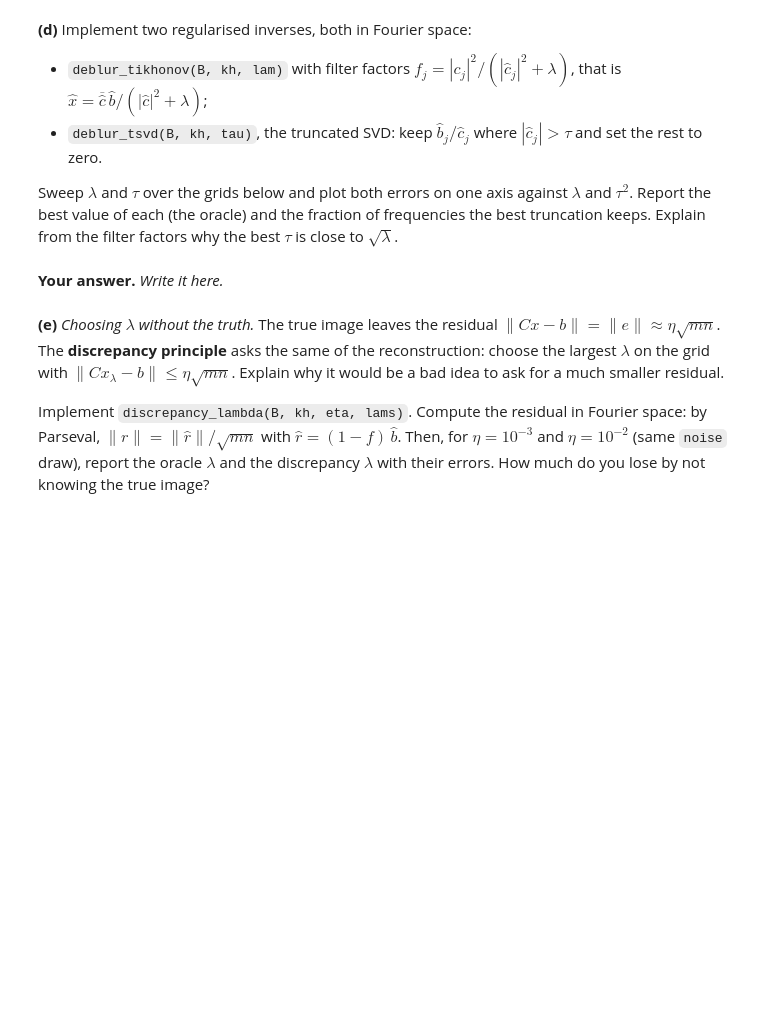
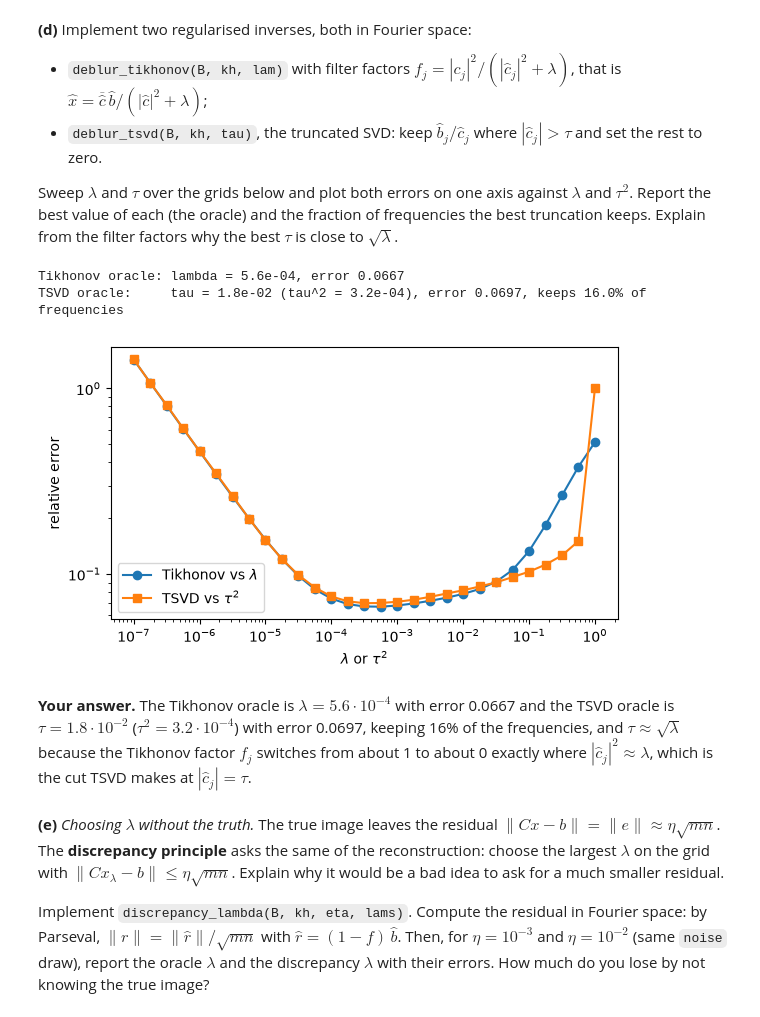
Before and after one commit to CallMeLiubomyr/la-labs, a Jupyter notebook: laba4/Lab4-CoreA-spectrum-filtering.ipynb, the cells around one changed output. Drawn from its saved outputs; the diff is of its cells as text; code cells hidden in the pictures; blank space fills up the shorter version.

```diff
--- a/laba4/Lab4-CoreA-spectrum-filtering.ipynb
+++ b/laba4/Lab4-CoreA-spectrum-filtering.ipynb
@@ -174,12 +220,10 @@ $$f_j = \frac{\sigma_j^2}{\sigma_j^2 + \lambda},$$
 the same factors as in Tikhonov regularisation (frame `tikhonov-filter`). Implement `filter_factors(s, lam)` and `spectral_filter(U, s, Vt, f)`, which returns $\sum_j f_j\sigma_j\mathbf{u}_j\mathbf{v}_j^\top$. Use $\lambda = \text{floor}^2$: what is $f_j$ for a singular value exactly at the floor? Compare the error with (b).
 # %%
 def filter_factors(s, lam):
-    # YOUR CODE HERE
-    raise NotImplementedError
+    return s ** 2 / (s ** 2 + lam)
 
 def spectral_filter(U, s, Vt, f):
-    # YOUR CODE HERE
-    raise NotImplementedError
+    return (U * (f * s)) @ Vt
 # %%
 # check
 assert np.allclose(spectral_filter(U, s, Vt, np.ones_like(s)), img)
@@ -276,18 +362,34 @@ def deblur_naive(B, kh):
 Sweep $\lambda$ and $\tau$ over the grids below and plot both errors on one axis against $\lambda$ and $\tau^2$. Report the best value of each (the oracle) and the fraction of frequencies the best truncation keeps. Explain from the filter factors why the best $\tau$ is close to $\sqrt\lambda$.
 # %%
 def deblur_tikhonov(B, kh, lam):
-    # YOUR CODE HERE
-    raise NotImplementedError
+    Bh = np.fft.fft2(B)
+    return np.real(np.fft.ifft2(np.conj(kh) * Bh / (np.abs(kh) ** 2 + lam)))
 
 def deblur_tsvd(B, kh, tau):
-    # YOUR CODE HERE
-    raise NotImplementedError
+    Bh = np.fft.fft2(B)
+    keep = np.abs(kh) > tau
+    Xh = np.zeros_like(Bh)
+    Xh[keep] = Bh[keep] / kh[keep]
+    return np.real(np.fft.ifft2(Xh))
 
 lams = 10.0 ** np.arange(-7, 0.01, 0.25)
 taus = np.sqrt(lams)
-# YOUR CODE HERE: errors over the grids, the two oracles, and the plot
+err_tik = np.array([rel(deblur_tikhonov(B, kh, l)) for l in lams])
+err_tsvd = np.array([rel(deblur_tsvd(B, kh, t)) for t in taus])
+lam_best, tau_best = lams[err_tik.argmin()], taus[err_tsvd.argmin()]
+print(f"Tikhonov oracle: lambda = {lam_best:.1e}, error {err_tik.min():.4f}")
+print(f"TSVD oracle:     tau = {tau_best:.1e} (tau^2 = {tau_best**2:.1e}), error {err_tsvd.min():.4f}, "
+      f"keeps {np.mean(np.abs(kh) > tau_best):.1%} of frequencies")
+plt.figure(figsize=(6, 3.5))
+plt.loglog(lams, err_tik, "o-", label="Tikhonov vs $\\lambda$")
+plt.loglog(taus ** 2, err_tsvd, "s-", label="TSVD vs $\\tau^2$")
+plt.xlabel(r"$\lambda$ or $\tau^2$"); plt.ylabel("relative error"); plt.legend(); plt.tight_layout(); plt.show()
+# %% [output]
+Tikhonov oracle: lambda = 5.6e-04, error 0.0667
+TSVD oracle:     tau = 1.8e-02 (tau^2 = 3.2e-04), error 0.0697, keeps 16.0% of frequencies
+[figure, added]
 # %% [markdown]
-**Your answer.** *Write it here.*
+**Your answer.** The Tikhonov oracle is $\lambda=5.6\cdot10^{-4}$ with error 0.0667 and the TSVD oracle is $\tau=1.8\cdot10^{-2}$ ($\tau^2=3.2\cdot10^{-4}$) with error 0.0697, keeping 16% of the frequencies, and $\tau\approx\sqrt\lambda$ because the Tikhonov factor $f_j$ switches from about 1 to about 0 exactly where $|\hat c_j|^2\approx\lambda$, which is the cut TSVD makes at $|\hat c_j|=\tau$.
 # %% [markdown]
 **(e)** *Choosing $\lambda$ without the truth.* The true image leaves the residual $\|Cx - b\| = \|e\| \approx \eta\sqrt{mn}$. The **discrepancy principle** asks the same of the reconstruction: choose the largest $\lambda$ on the grid with $\|Cx_\lambda - b\| \le \eta\sqrt{mn}$. Explain why it would be a bad idea to ask for a much smaller residual.
 
```
Also changed, not shown: parts of 39 cells of this notebook.
